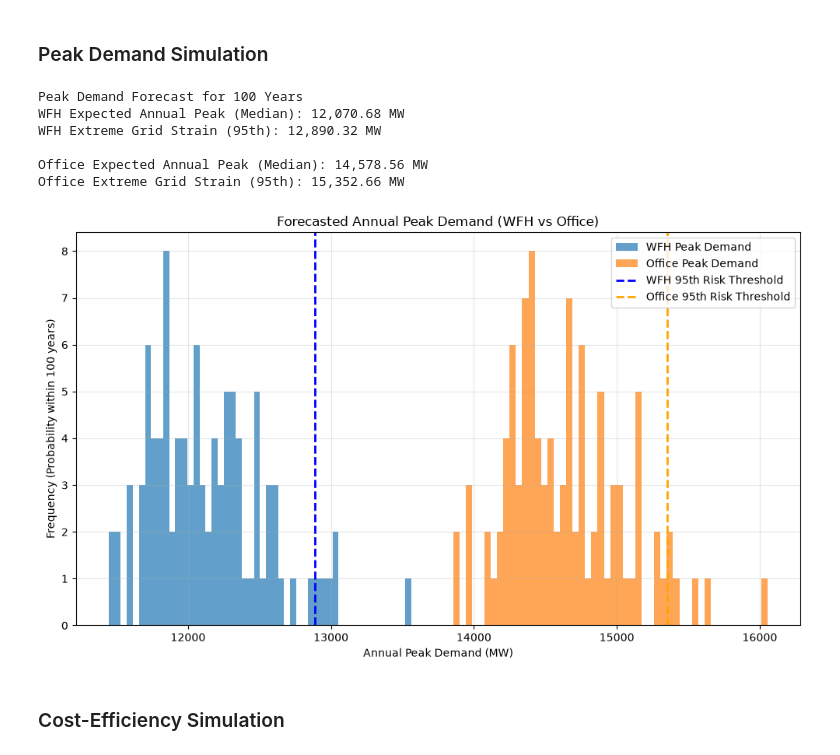
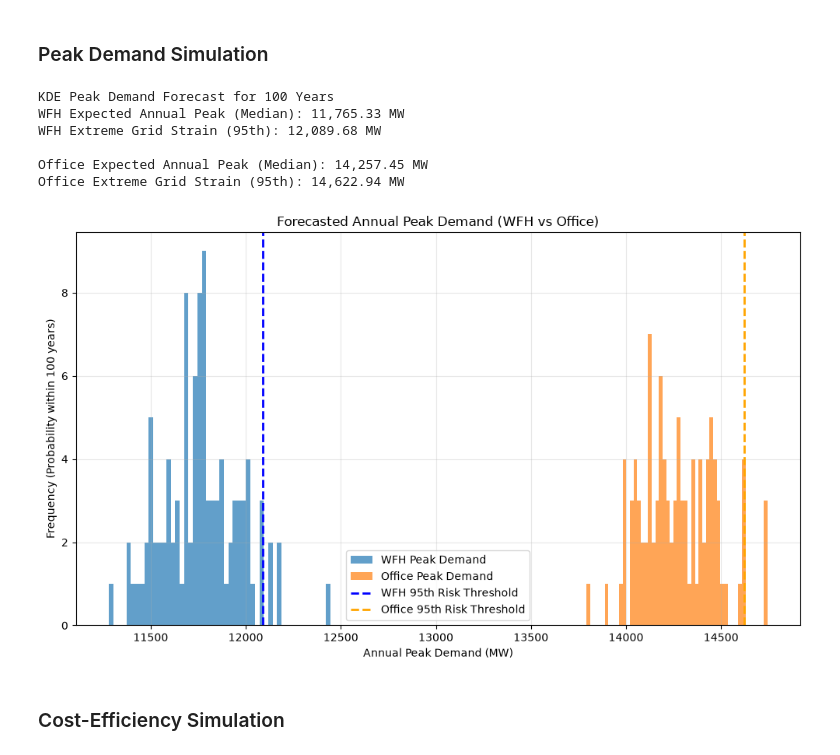
Before and after one commit to cgalabrador128/modeling-electric-razor, a Jupyter notebook: electric_comparison.ipynb, the cells around one changed output. Drawn from its saved outputs; the diff is of its cells as text; code cells hidden in the pictures.

```diff
--- a/electric_comparison.ipynb
+++ b/electric_comparison.ipynb
@@ -1597,55 +1598,57 @@ Office vs WFH peak-demand change: +20.33%
 iterations = 100 #years
 days_in_year = 365
 
-# hourly peak demand dataset
+# isolate the daily peak demands from the hourly dataset
 daily_peaks = hourly_demand.groupby(['Year', 'Month', 'Day'])['Demand_MW'].max().reset_index()
-# wfh (20-21) and offic(24-25)
-wfh_peaks = daily_peaks[daily_peaks['Year'].isin(WFH_YEARS)]['Demand_MW']
-office_peaks = daily_peaks[daily_peaks['Year'].isin(OFFICE_YEARS)]['Demand_MW']
 
-#simulate mean and stdev
-sim_wfh_daily = np.random.normal(wfh_peaks.mean(), wfh_peaks.std(), (iterations, days_in_year))
-sim_office_daily = np.random.normal(office_peaks.mean(), office_peaks.std(), (iterations, days_in_year))
-#worst day
+#WFH and Office historical daily peaks
+wfh_peaks = daily_peaks[daily_peaks['Year'].isin(WFH_YEARS)]['Demand_MW'].dropna()
+office_peaks = daily_peaks[daily_peaks['Year'].isin(OFFICE_YEARS)]['Demand_MW'].dropna()
+
+#fit exact non-normal distribution shapes with KDE
+wfh_kde = stats.gaussian_kde(wfh_peaks)
+office_kde = stats.gaussian_kde(office_peaks)
+
+#10,000 scenarios resampling
+sim_wfh_daily = wfh_kde.resample(iterations * days_in_year).reshape(iterations, days_in_year)
+sim_office_daily = office_kde.resample(iterations * days_in_year).reshape(iterations, days_in_year)
+
+# worst day of each year
 sim_wfh_annual_peaks = np.max(sim_wfh_daily, axis=1)
 sim_office_annual_peaks = np.max(sim_office_daily, axis=1)
 
-# median (mid typical, 50% percentile area
+#
 wfh_median_peak = np.median(sim_wfh_annual_peaks)
 office_median_peak = np.median(sim_office_annual_peaks)
-# 95th percentile (worst case
 wfh_95th_peak = np.percentile(sim_wfh_annual_peaks, 95)
 office_95th_peak = np.percentile(sim_office_annual_peaks, 95)
 
-print("Peak Demand Forecast for 100 Years")
+print("KDE Peak Demand Forecast for 100 Years")
 print(f"WFH Expected Annual Peak (Median): {wfh_median_peak:,.2f} MW")
 print(f"WFH Extreme Grid Strain (95th): {wfh_95th_peak:,.2f} MW\n")
 print(f"Office Expected Annual Peak (Median): {office_median_peak:,.2f} MW")
 print(f"Office Extreme Grid Strain (95th): {office_95th_peak:,.2f} MW\n")
 
-
-
-# chart
 plt.figure(figsize=(10, 6))
 plt.hist(sim_wfh_annual_peaks, bins=50, alpha=0.7, label='WFH Peak Demand')
 plt.hist(sim_office_annual_peaks, bins=50, alpha=0.7, label='Office Peak Demand')
 plt.axvline(wfh_95th_peak, color='blue', linestyle='dashed', linewidth=2, label='WFH 95th Risk Threshold')
 plt.axvline(office_95th_peak, color='orange', linestyle='dashed', linewidth=2, label='Office 95th Risk Threshold')
 plt.title('Forecasted Annual Peak Demand (WFH vs Office)')
 plt.xlabel('Annual Peak Demand (MW)')
 plt.ylabel('Frequency (Probability within 100 years)')
 plt.legend()
 plt.grid(True, alpha=0.3)
 plt.tight_layout()
 plt.show()
 # %% [output]
-Peak Demand Forecast for 100 Years
-WFH Expected Annual Peak (Median): 12,070.68 MW
-WFH Extreme Grid Strain (95th): 12,890.32 MW
+KDE Peak Demand Forecast for 100 Years
+WFH Expected Annual Peak (Median): 11,765.33 MW
+WFH Extreme Grid Strain (95th): 12,089.68 MW
 
-Office Expected Annual Peak (Median): 14,578.56 MW
-Office Extreme Grid Strain (95th): 15,352.66 MW
+Office Expected Annual Peak (Median): 14,257.45 MW
+Office Extreme Grid Strain (95th): 14,622.94 MW
-[figure, old version]
+[figure, new version]
 # %% [markdown]
 ### Cost-Efficiency Simulation
 # %%
```
Also changed, not shown: parts of 2 cells of this notebook.
